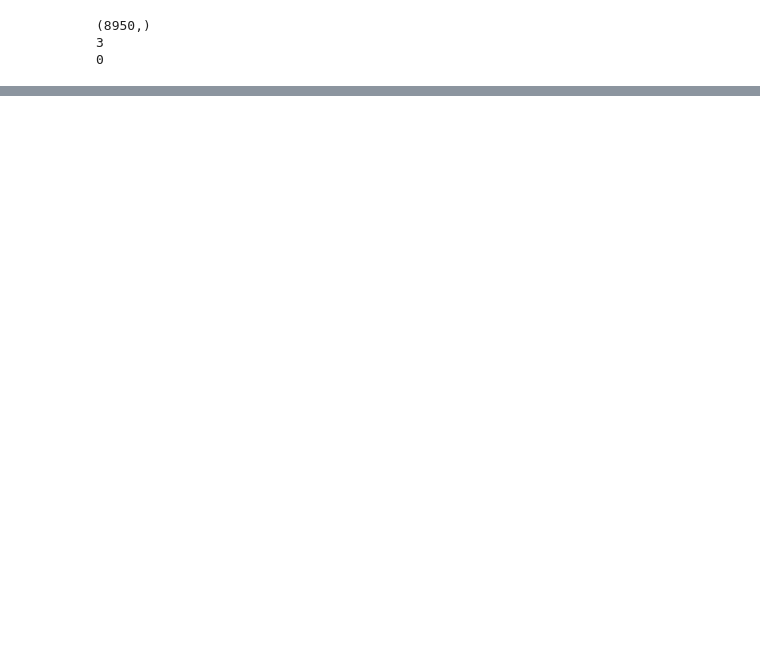
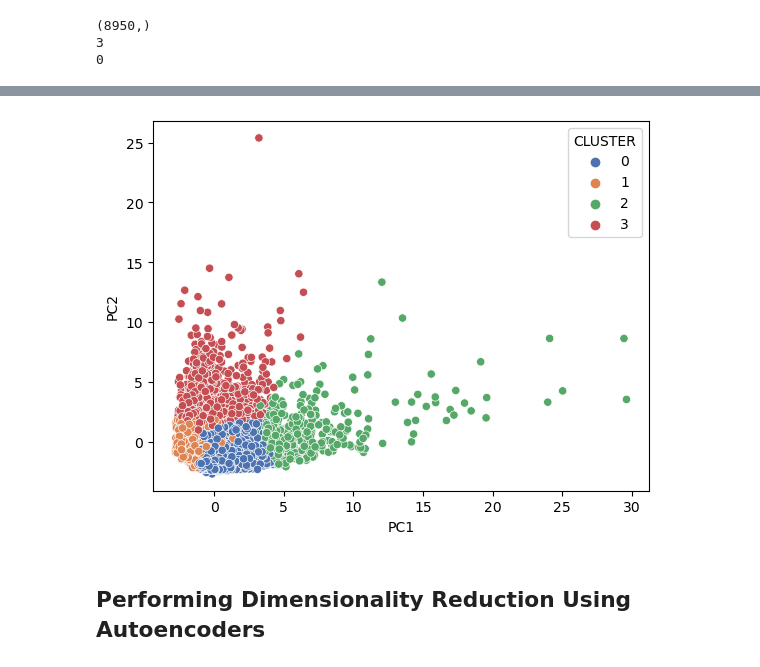
Before and after one commit to yildiramdsa/data-driven-department-optimization, a Jupyter notebook: notebooks/human_resources_department.ipynb, the cells around one changed output, grey strips where cells are left out. Cells and saved outputs as stored; diff of their text form; code cells hidden in the pictures; blank space fills up the shorter version.

```diff
--- a/notebooks/human_resources_department.ipynb
+++ b/notebooks/human_resources_department.ipynb
@@ -888,0 +915,10 @@ credit_card_df_cluster.head()
+# %%
+# PCA performs dimensionality reduction while attempting to retain as much original information as possible.
+# PCA works by finding a new set of features, called principal components (e.g., PC1 and PC2),
+# which are linear combinations of the original features. These components are uncorrelated
+# and ranked by the amount of variance they capture from the original data. If all features are independent
+# and there is no correlation between them, PCA has difficulty in reducing dimensions effectively.
+
+pca = PCA(n_components=2)
+principal_comp = pca.fit_transform(credit_card_df_scaled)
+principal_comp
@@ -888,0 +933,3 @@ credit_card_df_cluster.head()
+# %%
+principal_comp_df = pd.DataFrame(data=principal_comp, columns=['PC1', 'PC2'])
+principal_comp_df.head()
@@ -888,0 +943,3 @@ credit_card_df_cluster.head()
+# %%
+principal_comp_df = pd.concat([principal_comp_df, pd.DataFrame({'CLUSTER': labels})], axis=1)
+principal_comp_df.head()
@@ -888,0 +953,13 @@ credit_card_df_cluster.head()
+# %%
+sns.scatterplot(x='PC1', y='PC2', hue='CLUSTER', data=principal_comp_df, palette='deep');
+
+# This scatter plot visualizes the clusters in a two-dimensional space derived from
+# Principal Component Analysis (PCA). Each point represents an observation,
+# and the colors indicate the cluster assignments (Cluster 0, 1, 2, and 3).
+# The x-axis (PC1) and y-axis (PC2) represent the first two principal components,
+# which capture the maximum variance in the data,
+# providing a simplified view of how the clusters are separated in the reduced-dimensional space.
+# %% [output]
+[figure, added]
+# %% [markdown]
+## Performing Dimensionality Reduction Using Autoencoders
```
Also changed, not shown: parts of 10 cells of this notebook.
